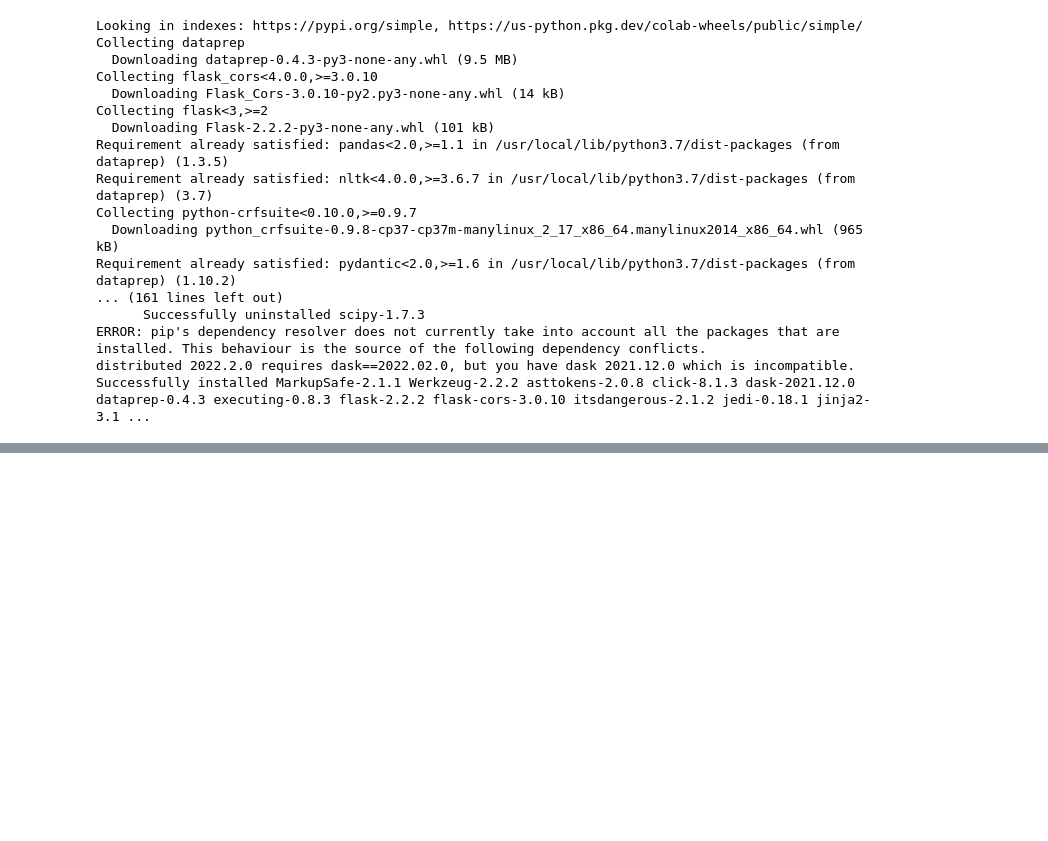
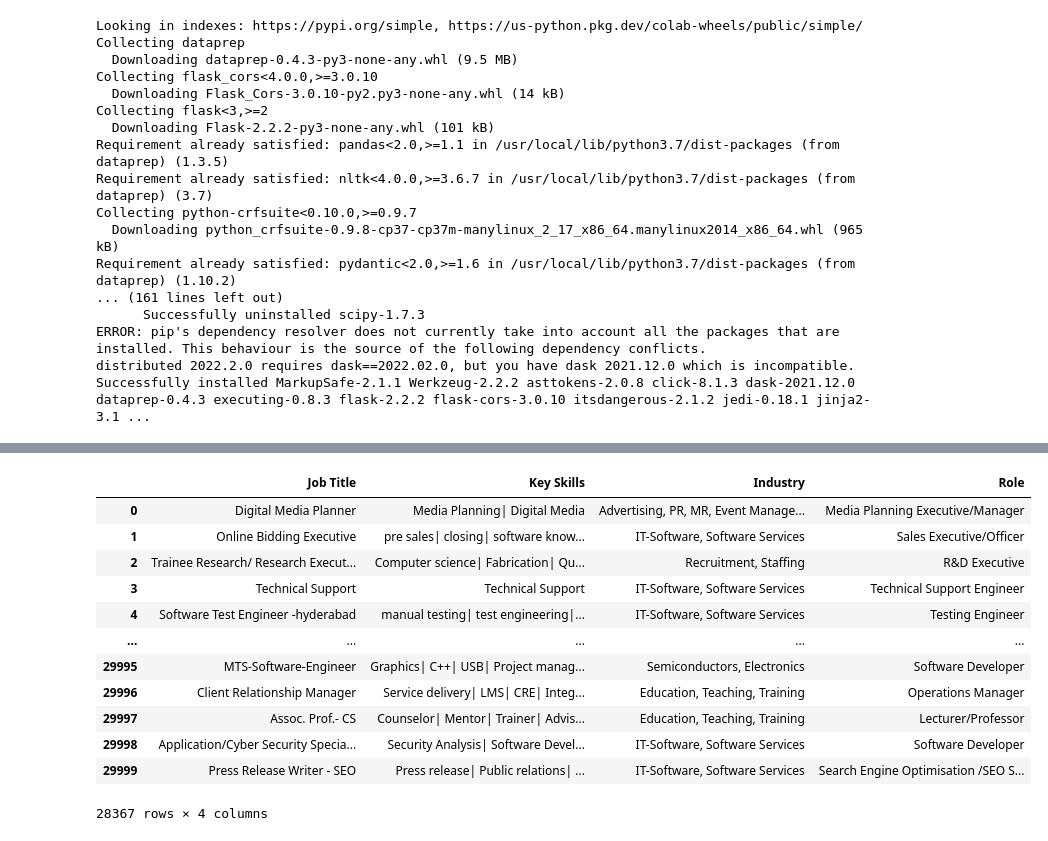
Before and after one commit to reggy0/naukri_jobs_data_analysis, a Jupyter notebook: naukri_analysis.ipynb, the cells around one changed output, grey strips where cells are left out. Saved outputs shown, nothing was run; the diff lists cells and outputs as text; code cells hidden in the pictures; blank space fills up the shorter version.

```diff
--- a/naukri_analysis.ipynb
+++ b/naukri_analysis.ipynb
@@ -29,0 +48,3 @@ create_report(df)
+# %%
+df = df.dropna()
+print(df)
@@ -29,0 +69,16 @@ create_report(df)
+# %%
+df
+# %% [output]
+|  | Job Title | Key Skills | Industry | Role |
+| 0 | Digital Media Planner | Media Planning| Digital Media | Advertising, PR, MR, Event Manage... | Media Planning Executive/Manager |
+| 1 | Online Bidding Executive | pre sales| closing| software know... | IT-Software, Software Services | Sales Executive/Officer |
+| 2 | Trainee Research/ Research Execut... | Computer science| Fabrication| Qu... | Recruitment, Staffing | R&D Executive |
+| 3 | Technical Support | Technical Support | IT-Software, Software Services | Technical Support Engineer |
+| 4 | Software Test Engineer -hyderabad | manual testing| test engineering|... | IT-Software, Software Services | Testing Engineer |
+| ... | ... | ... | ... | ... |
+| 29995 | MTS-Software-Engineer | Graphics| C++| USB| Project manag... | Semiconductors, Electronics | Software Developer |
+| 29996 | Client Relationship Manager | Service delivery| LMS| CRE| Integ... | Education, Teaching, Training | Operations Manager |
+| 29997 | Assoc. Prof.- CS | Counselor| Mentor| Trainer| Advis... | Education, Teaching, Training | Lecturer/Professor |
+| 29998 | Application/Cyber Security Specia... | Security Analysis| Software Devel... | IT-Software, Software Services | Software Developer |
+| 29999 | Press Release Writer - SEO | Press release| Public relations| ... | IT-Software, Software Services | Search Engine Optimisation /SEO S... |
+28367 rows × 4 columns
```
Also changed, not shown: parts of 6 cells of this notebook.
